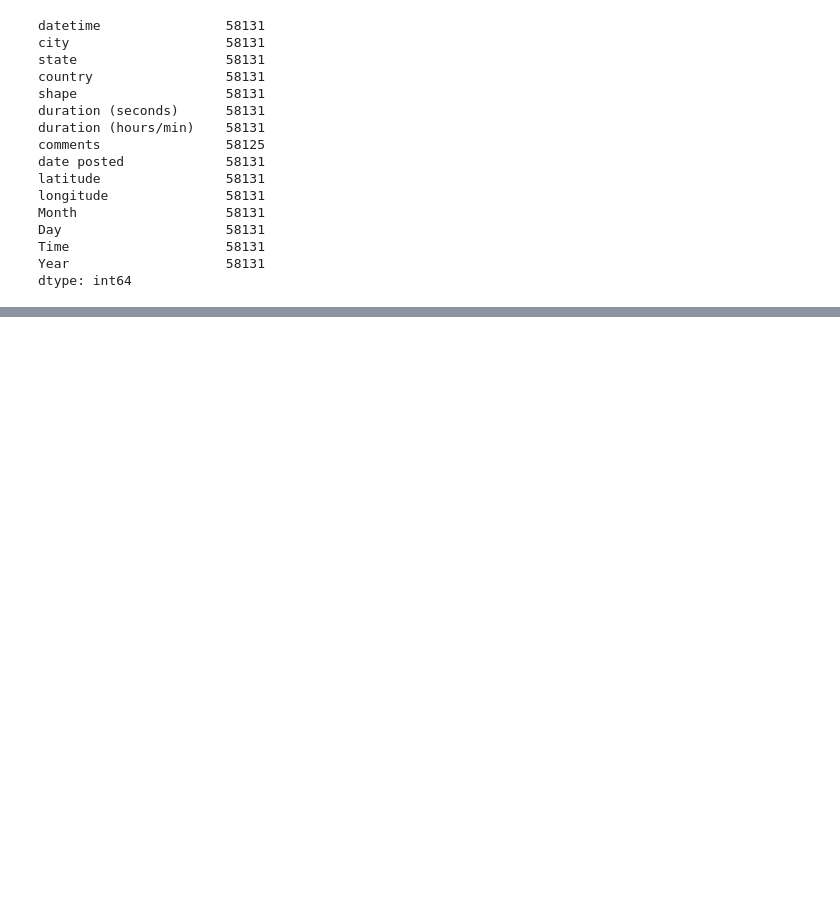
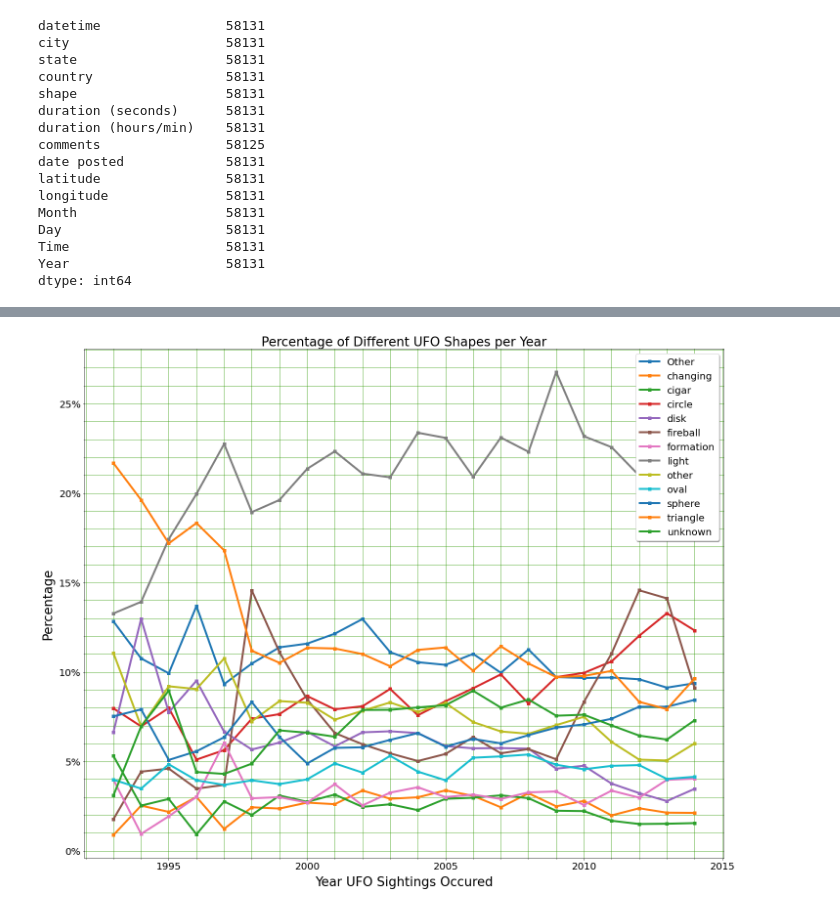
Before and after one commit to mmegancross/project-1-alien-analysis, a Jupyter notebook: UFO_dataset_trimmed.ipynb, the cells around one changed output, grey strips where cells are left out. Cells and saved outputs as stored; diff of their text form; code cells hidden in the pictures; blank space fills up the shorter version.

```diff
--- a/UFO_dataset_trimmed.ipynb
+++ b/UFO_dataset_trimmed.ipynb
@@ -670,0 +671,26 @@ plt.show()
+# %%
+#plot the percentage data for year
+
+unstack_data_unrotate.plot(kind='line', marker="s", linewidth=4, figsize=(20,16), fontsize=20)
+
+plt.xlabel("Year UFO Sightings Occured", fontsize=26, labelpad = 10)
+plt.ylabel("Percentage", fontsize=26, labelpad = 10)
+plt.title("Percentage of Different UFO Shapes per Year", fontsize=26)
+
+plt.minorticks_on()
+plt.grid(b=True, which='major', color='#369c0b', linestyle='-')
+plt.grid(b=True, which='minor', color='#369c0b', linestyle='-')
+plt.legend(["Other", "changing", "cigar", "circle", "disk", "fireball", "formation", "light", "other", "oval", "sphere", "triangle", "unknown"], loc="upper right", shadow=True, numpoints=True, fontsize=20)
+
+ylabels = ["0%", '5%','10%', '15%', '20%', '25%']
+plt.yticks(np.arange(0,26,5), ylabels)
+
+plt.tight_layout()
+
+
+#plt.savefig("Percentage of Different Shapes per Year without grid.png")
+
+
+plt.show()
+# %% [output]
+[figure, added]
```
Also changed, not shown: parts of 62 cells of this notebook, 1 other file.
